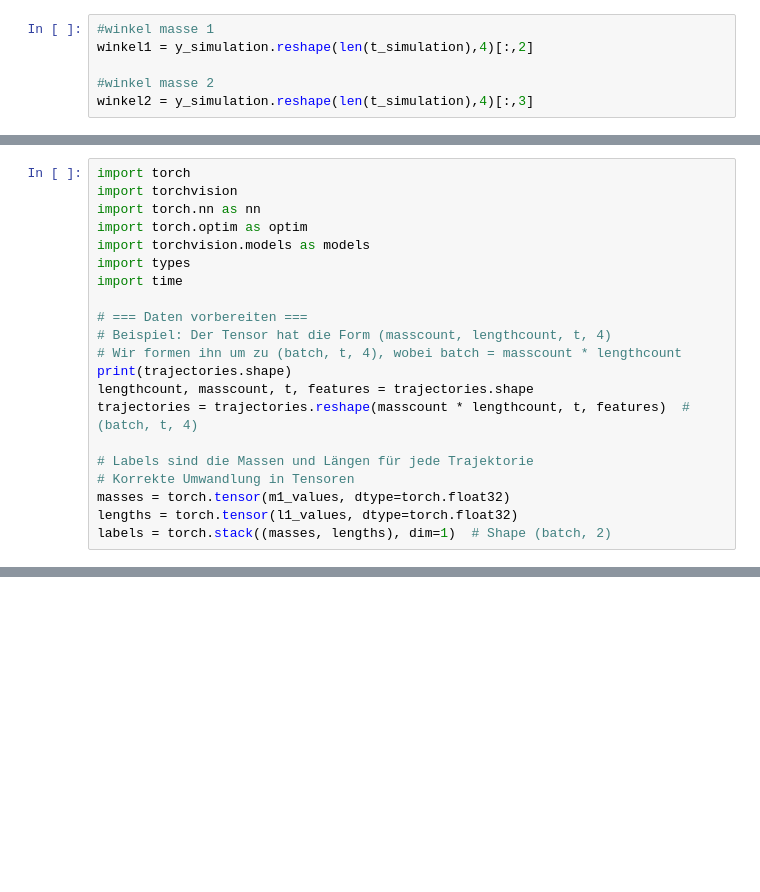
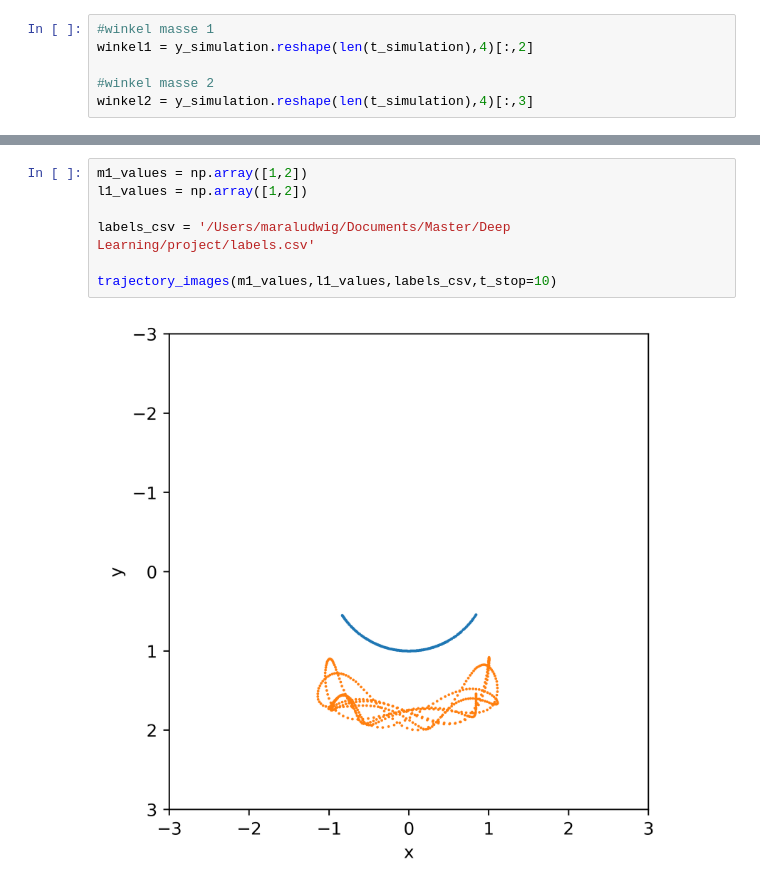
Before and after one commit to maraludwig/doublependulum, a Jupyter notebook: DPSimulation.ipynb, the cells around one changed output, grey strips where cells are left out. Saved outputs shown, nothing was run; the diff lists cells and outputs as text; blank space fills up the shorter version.

```diff
--- a/DPSimulation.ipynb
+++ b/DPSimulation.ipynb
@@ -209,21 +175,0 @@ torch.Size([10, 10, 5, 4])
-# %%
-import torch
-import torchvision
-import torch.nn as nn
-import torch.optim as optim
-import torchvision.models as models
-import types
-import time
-
-# === Daten vorbereiten ===
-# Beispiel: Der Tensor hat die Form (masscount, lengthcount, t, 4)
-# Wir formen ihn um zu (batch, t, 4), wobei batch = masscount * lengthcount
-print(trajectories.shape)
-lengthcount, masscount, t, features = trajectories.shape
-trajectories = trajectories.reshape(masscount * lengthcount, t, features)  # (batch, t, 4)
-
-# Labels sind die Massen und Längen für jede Trajektorie
-# Korrekte Umwandlung in Tensoren
-masses = torch.tensor(m1_values, dtype=torch.float32)
-lengths = torch.tensor(l1_values, dtype=torch.float32)
-labels = torch.stack((masses, lengths), dim=1)  # Shape (batch, 2)
@@ -274,0 +246,9 @@ class ResNet1D(nn.Module):
+# %%
+m1_values = np.array([1,2])
+l1_values = np.array([1,2])
+
+labels_csv = '/Users/maraludwig/Documents/Master/Deep Learning/project/labels.csv'
+
+trajectory_images(m1_values,l1_values,labels_csv,t_stop=10)
+# %% [output]
+[figure, added]
```
Also changed, not shown: parts of 27 cells of this notebook.
